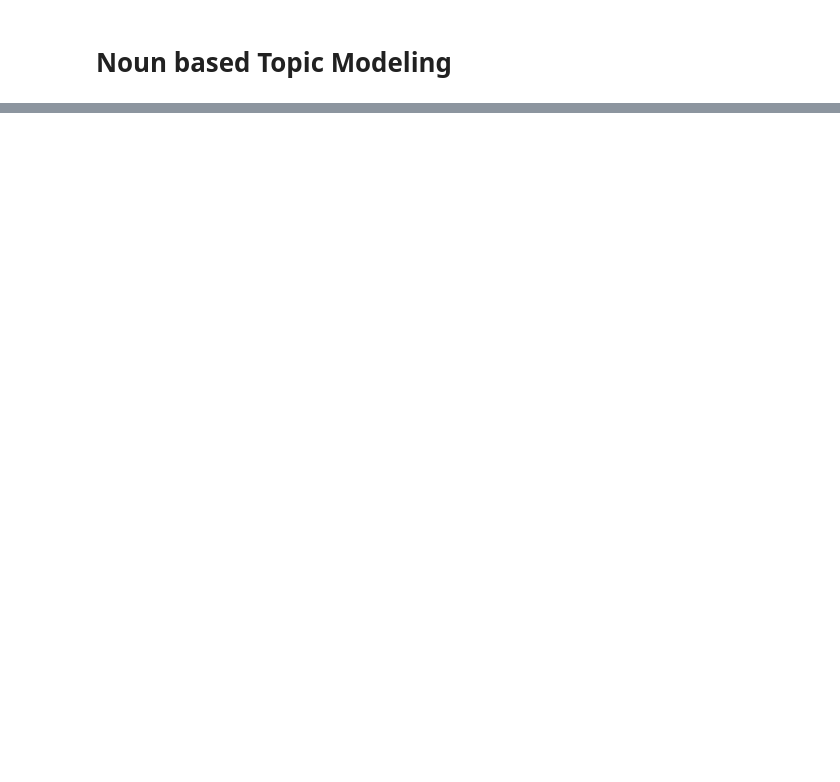
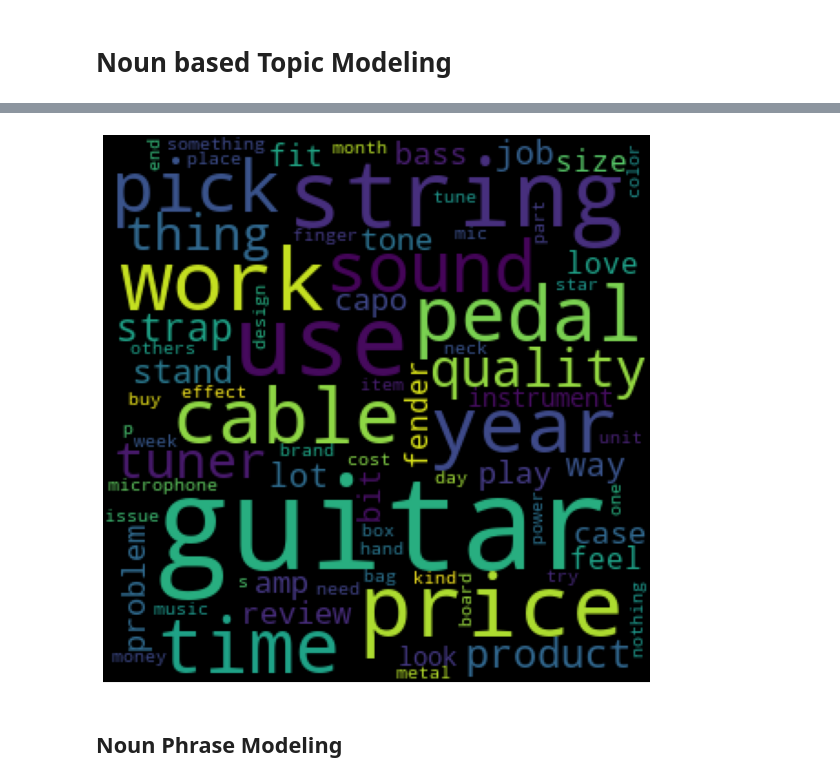
Before and after one commit to muthuganeshece/NLP, a Jupyter notebook: Practise/NLP5.ipynb, the cells around one changed output, grey strips where cells are left out. Cells and saved outputs as stored; diff of their text form; code cells hidden in the pictures; blank space fills up the shorter version.

```diff
--- a/Practise/NLP5.ipynb
+++ b/Practise/NLP5.ipynb
@@ -136,0 +133,6 @@ df.head()
+# %%
+wc_plot(df['Nouns'])
+# %% [output]
+[figure, added]
+# %% [markdown]
+## Noun Phrase Modeling
```
Also changed, not shown: parts of 7 cells of this notebook.
